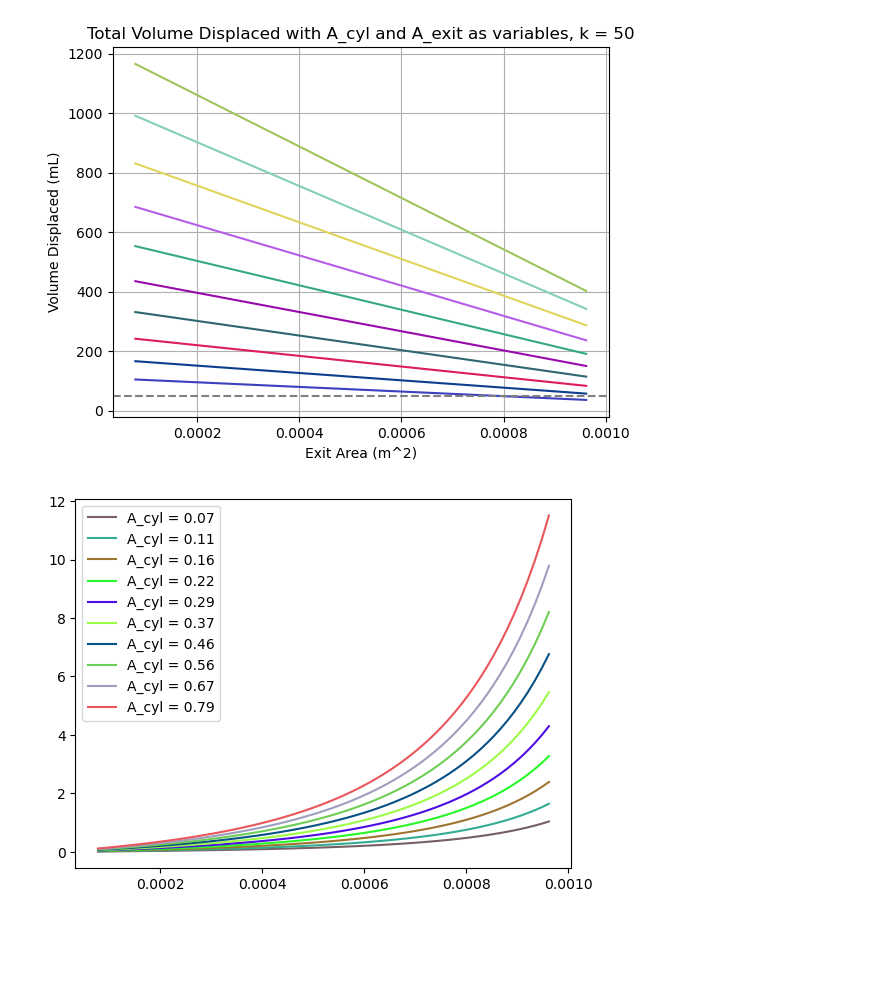
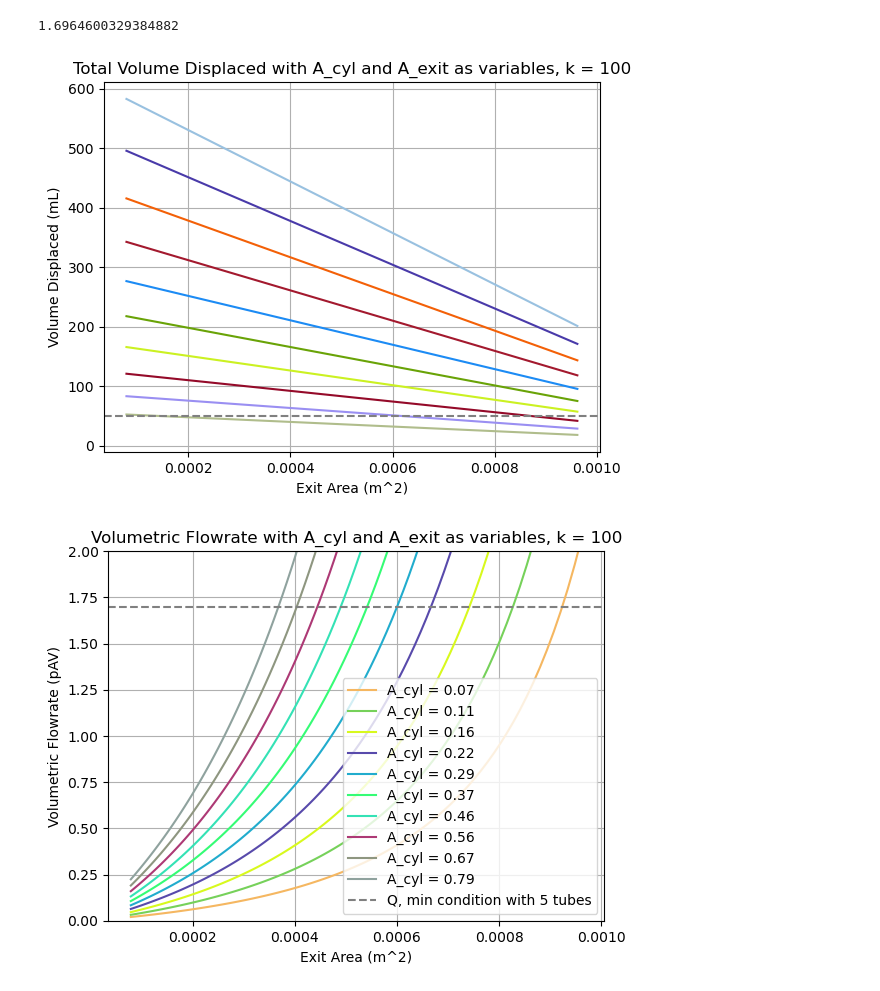
Before and after one commit to keroshanpillay/WeSuckOnWounds, a Jupyter notebook: retro_init_calcs.ipynb, the cells around one changed output. Cells and saved outputs as stored; diff of their text form; code cells hidden in the pictures; blank space fills up the shorter version.

```diff
--- a/retro_init_calcs.ipynb
+++ b/retro_init_calcs.ipynb
@@ -170,7 +170,7 @@ p_max = 7000
 
 
 #Spring
-k = 50
+k = 100
 x = np.linspace(0, 0.1, 100) #0.1 meter syringe pullback
 
 #Syringe Details
@@ -193,35 +193,45 @@ p_vac = 1000 #Pa
 
 rho_saline = 1000
 
+v_flesh = 12
+n_tubes = 5
+Q_min = v_flesh * np.pi * 0.003**2 * rho_saline * 5
+
 fig, ax = plt.subplots()
 fig, ax2 = plt.subplots()
 for A_cyl_body in A_cyl_body:
 
     f_vac = p_vac*A_cyl_body
 
     #Volumetric flow rate conditions
     #The total time can be calculated via conservation of energy
     # That is, F_vac*deltaT = 1/2 * k * x^2 -> deltaT = ...
     deltaT = (0.5*k*(x_max-x_min)**2)/f_vac
     v_ave = max(x)/(deltaT)
     Q = v_ave*A_exit*rho_saline
     ax2.plot(A_exit, Q,label = 'A_cyl = '+str(round(100*A_cyl_body,2)), c=np.random.rand(3,))
     volume_displaced = A_cyl_body*(x_max-x_min)*10**6 #mL
     ax.plot(A_exit, volume_displaced, label = 'A_cyl = '+str(round(100*A_cyl_body,2)), c=np.random.rand(3,))
 
 ax.set_xlabel('Exit Area (m^2)')
 ax.set_ylabel('Volume Displaced (mL)')
 ax.axhline(y=50, color='grey', linestyle='--', label='50mL, min condition')
 ax.set_title('Total Volume Displaced with A_cyl and A_exit as variables, k = '+str(k))
-plt.legend()
+
 ax.grid()
-plt.show()
+
 
 ax2.set_xlabel('Exit Area (m^2)')
 ax2.set_ylabel('Volumetric Flowrate (pAV)')
-# ax.axhline(y=50, color='grey', linestyle='--', label='50mL, min condition')
+ax2.axhline(y=Q_min, color='grey', linestyle='--', label='Q, min condition with ' + str(n_tubes) + ' tubes')
+print(Q_min)
 ax2.set_title('Volumetric Flowrate with A_cyl and A_exit as variables, k = '+str(k))
 ax2.grid()
+ax2.set_ylim(0,2)
+
+plt.legend()
+plt.show()
 # %% [output]
+1.6964600329384882
-[figure, old version]
+[figure, new version]
-[figure, old version]
+[figure, new version]
```
Also changed, not shown: parts of 3 cells of this notebook.
